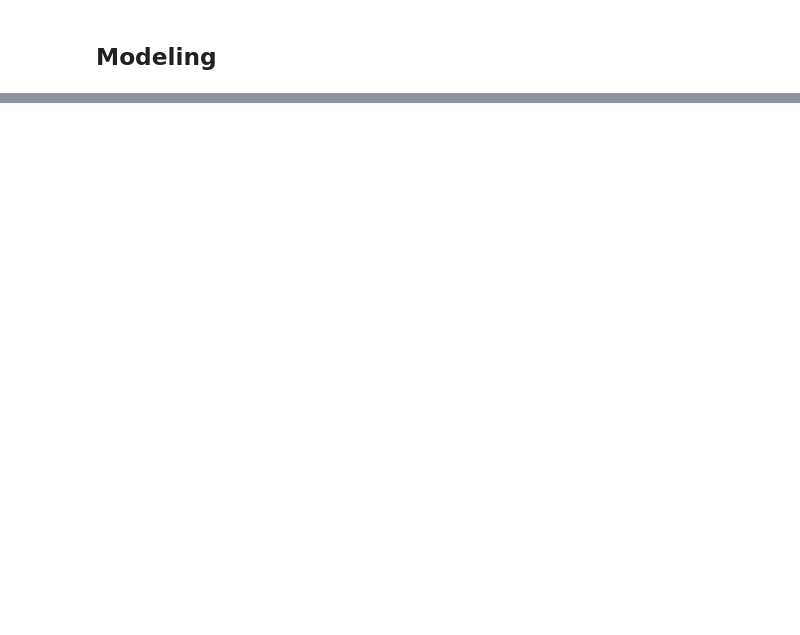
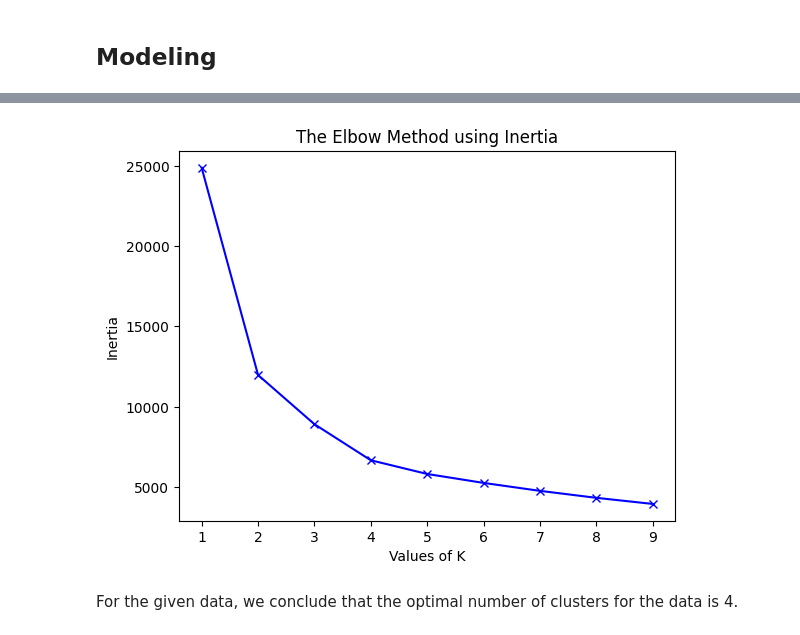
Before and after one commit to WSsumti/PersonalityAnalysis, a Jupyter notebook: personality_analysis.ipynb, the cells around one changed output, grey strips where cells are left out. Cells and saved outputs as stored; diff of their text form; code cells hidden in the pictures; blank space fills up the shorter version.

```diff
--- a/personality_analysis.ipynb
+++ b/personality_analysis.ipynb
@@ -372,0 +449,10 @@ First, using Elbow method to find out how many clusters should we have.
+# %%
+plt.plot(K, inertias, 'bx-')
+plt.xlabel('Values of K')
+plt.ylabel('Inertia')
+plt.title('The Elbow Method using Inertia')
+plt.show()
+# %% [output]
+[figure, added]
+# %% [markdown]
+For the given data, we conclude that the optimal number of clusters for the data is 4.
```
Also changed, not shown: parts of 23 cells of this notebook, 1 other file.
